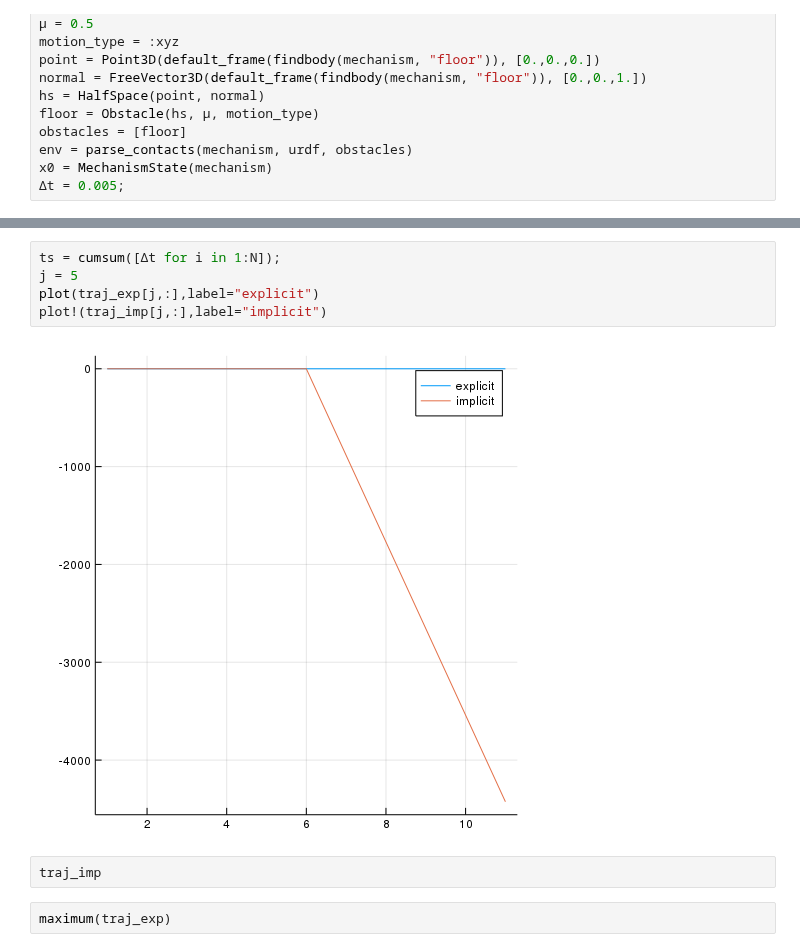
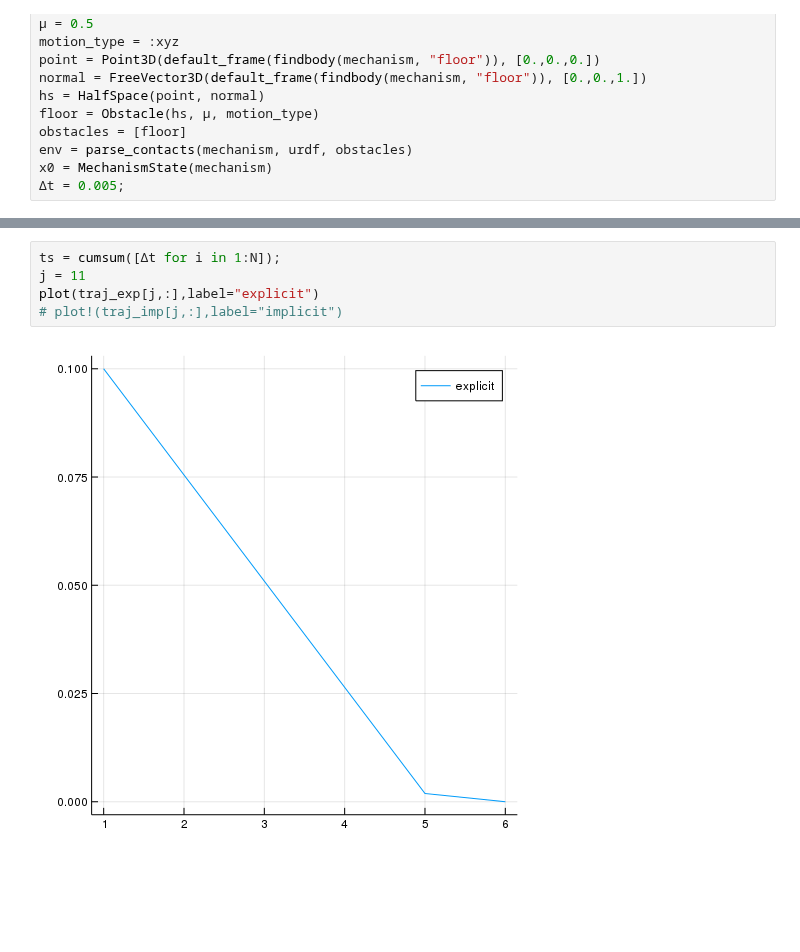
Before and after one commit to blandry/Bilevel.jl, a Jupyter notebook: notebooks/simulation.ipynb, the cells around one changed output, grey strips where cells are left out. Cells and saved outputs as stored; diff of their text form; blank space fills up the shorter version.

```diff
--- a/notebooks/simulation.ipynb
+++ b/notebooks/simulation.ipynb
@@ -175,12 +94,8 @@ elapsed time: 0.00460064 seconds
 Solve_Succeeded
 # %%
 ts = cumsum([Δt for i in 1:N]);
-j = 5
+j = 11
 plot(traj_exp[j,:],label="explicit")
-plot!(traj_imp[j,:],label="implicit")
+# plot!(traj_imp[j,:],label="implicit")
 # %% [output]
-[figure, old version]
+[figure, new version]
-# %%
-traj_imp
-# %%
-maximum(traj_exp)
```
Also changed, not shown: parts of 3 cells of this notebook, 6 other files.
